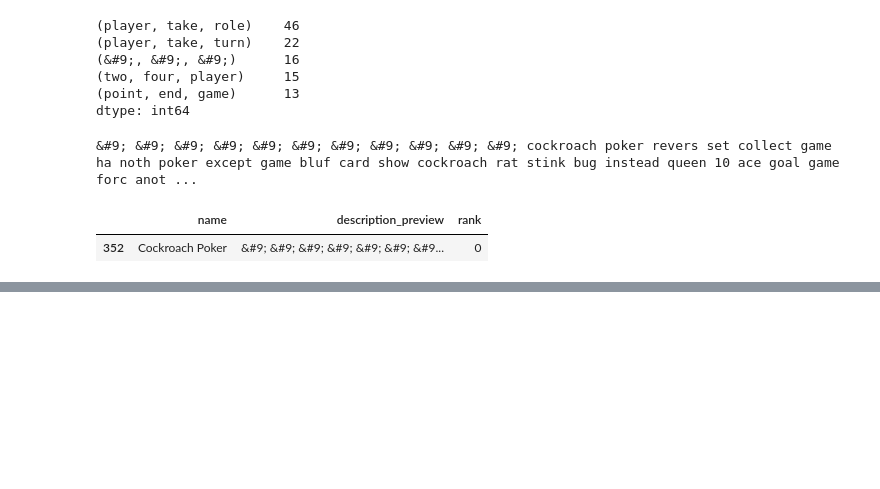
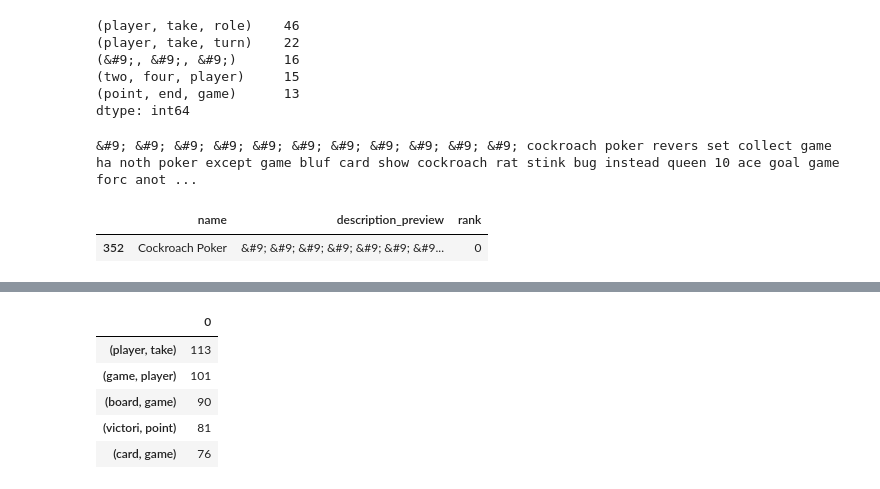
Before and after one commit to Andy-Jensen/board-game-project, a Jupyter notebook: explore.ipynb, the cells around one changed output, grey strips where cells are left out. Cells and saved outputs as stored; diff of their text form; code cells hidden in the pictures; blank space fills up the shorter version.

```diff
--- a/explore.ipynb
+++ b/explore.ipynb
@@ -1177,0 +1196,9 @@ dtype: int64
+# %%
+low_bigrams
+# %% [output]
+|  | 0 |
+| (player, take) | 113 |
+| (game, player) | 101 |
+| (board, game) | 90 |
+| (victori, point) | 81 |
+| (card, game) | 76 |
```
Also changed, not shown: parts of 32 cells of this notebook.
